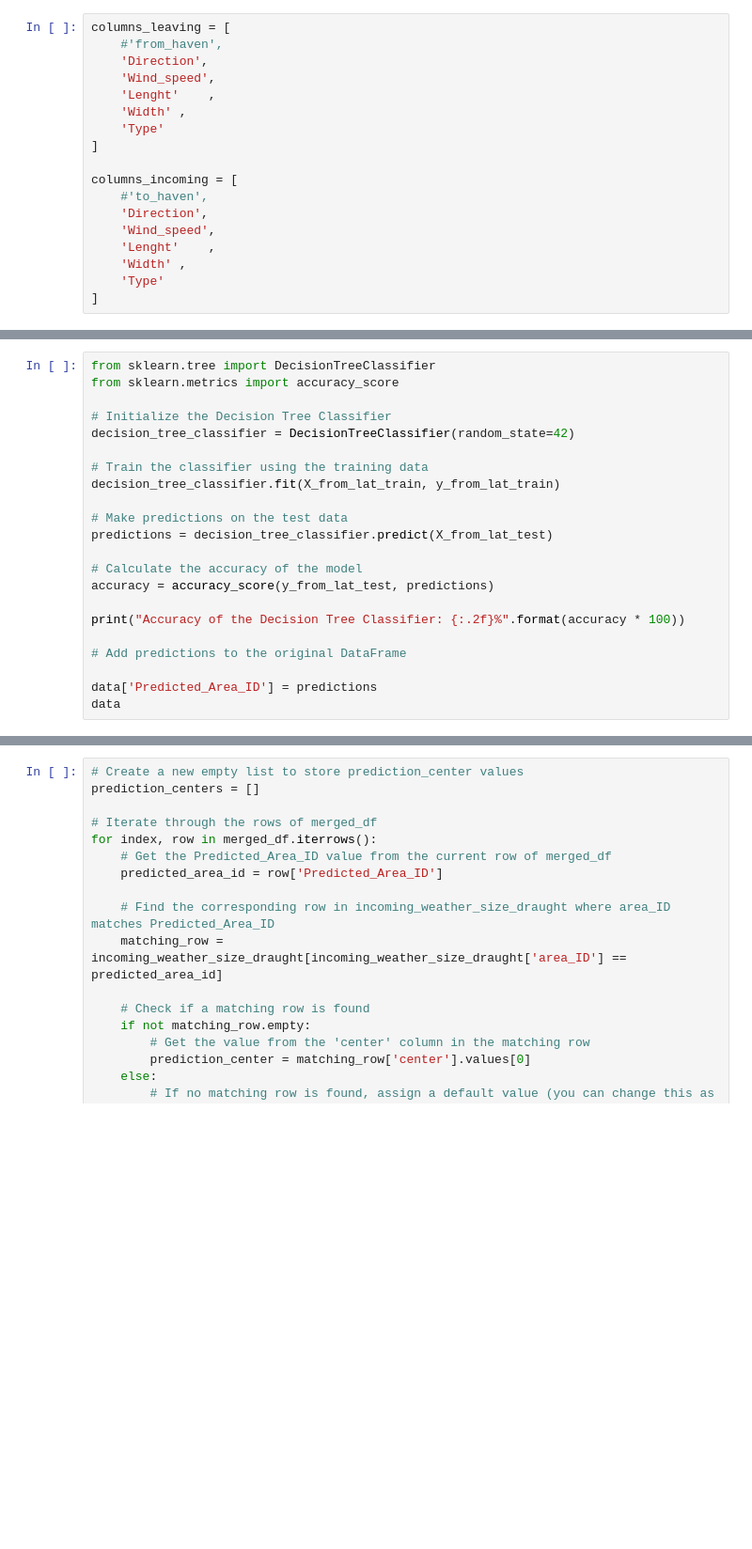
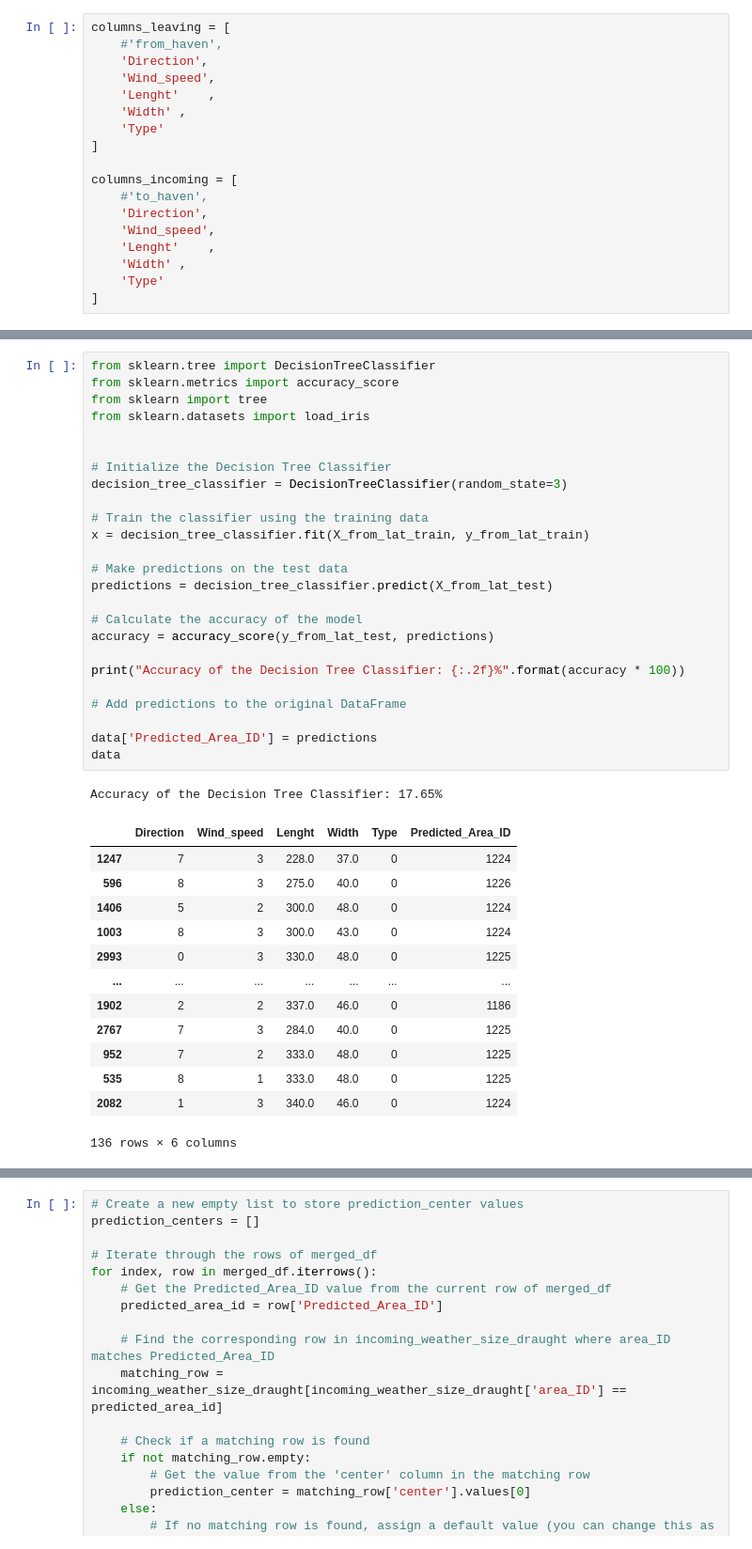
Before and after one commit to allanguzmanf/CIEM6302, a Jupyter notebook: Predictions.ipynb, the cells around one changed output, grey strips where cells are left out. Shown at 94% size. Cells and saved outputs as stored; diff of their text form; blank space fills up the shorter version.

```diff
--- a/Predictions.ipynb
+++ b/Predictions.ipynb
@@ -75,22 +143,40 @@ data = X_from_lat_test
 # %%
 from sklearn.tree import DecisionTreeClassifier
 from sklearn.metrics import accuracy_score
+from sklearn import tree
+from sklearn.datasets import load_iris
+
 
 # Initialize the Decision Tree Classifier
-decision_tree_classifier = DecisionTreeClassifier(random_state=42)
+decision_tree_classifier = DecisionTreeClassifier(random_state=3)
 
 # Train the classifier using the training data
-decision_tree_classifier.fit(X_from_lat_train, y_from_lat_train)
+x = decision_tree_classifier.fit(X_from_lat_train, y_from_lat_train)
 
 # Make predictions on the test data
 predictions = decision_tree_classifier.predict(X_from_lat_test)
 
 # Calculate the accuracy of the model
 accuracy = accuracy_score(y_from_lat_test, predictions)
 
 print("Accuracy of the Decision Tree Classifier: {:.2f}%".format(accuracy * 100))
 
 # Add predictions to the original DataFrame
 
 data['Predicted_Area_ID'] = predictions
 data
+# %% [output]
+Accuracy of the Decision Tree Classifier: 17.65%
+|  | Direction | Wind_speed | Lenght | Width | Type | Predicted_Area_ID |
+| 1247 | 7 | 3 | 228.0 | 37.0 | 0 | 1224 |
+| 596 | 8 | 3 | 275.0 | 40.0 | 0 | 1226 |
+| 1406 | 5 | 2 | 300.0 | 48.0 | 0 | 1224 |
+| 1003 | 8 | 3 | 300.0 | 43.0 | 0 | 1224 |
+| 2993 | 0 | 3 | 330.0 | 48.0 | 0 | 1225 |
+| ... | ... | ... | ... | ... | ... | ... |
+| 1902 | 2 | 2 | 337.0 | 46.0 | 0 | 1186 |
+| 2767 | 7 | 3 | 284.0 | 40.0 | 0 | 1225 |
+| 952 | 7 | 2 | 333.0 | 48.0 | 0 | 1225 |
+| 535 | 8 | 1 | 333.0 | 48.0 | 0 | 1225 |
+| 2082 | 1 | 3 | 340.0 | 46.0 | 0 | 1224 |
+136 rows × 6 columns
```
Also changed, not shown: parts of 14 cells of this notebook, 1 other file.
